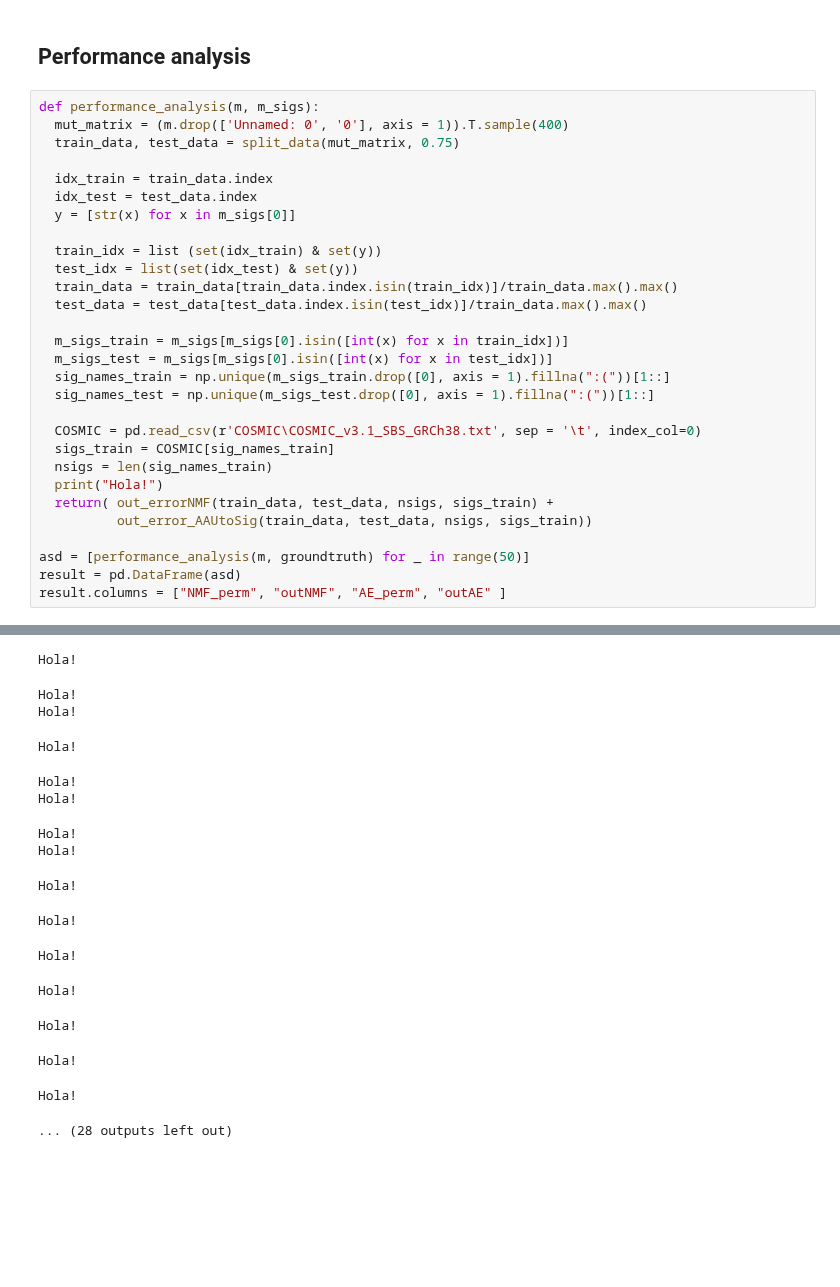
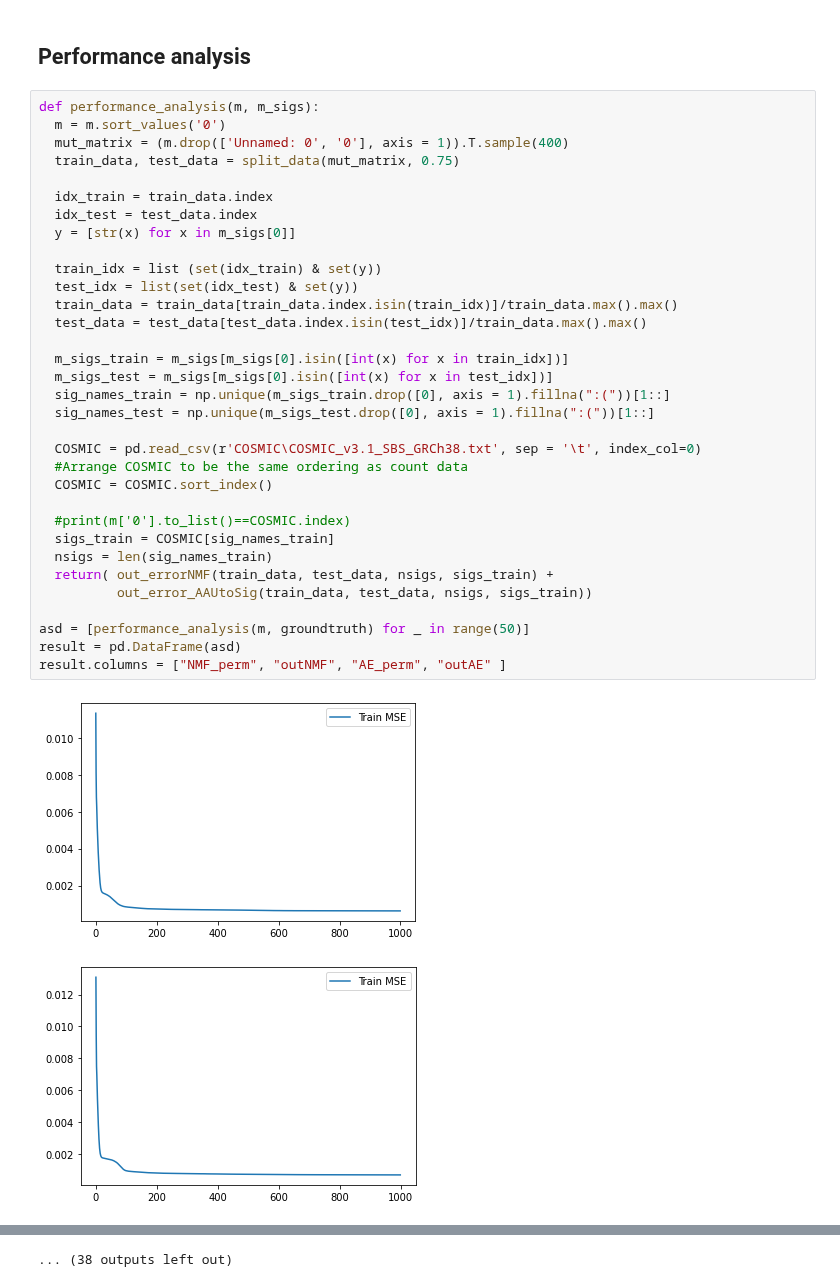
Before and after one commit to CLINDA-AAU/AAUtoSig, a Jupyter notebook: out_error_non_linear SomaticSiMu.ipynb, the cells around one changed output, grey strips where cells are left out. Drawn from its saved outputs; the diff is of its cells as text; blank space fills up the shorter version.

```diff
--- a/out_error_non_linear SomaticSiMu.ipynb
+++ b/out_error_non_linear SomaticSiMu.ipynb
@@ -102,31 +106,37 @@ def out_error_AAUtoSig(train_df, validation_df, nsigs,true_sigs, max = False):
 ## Performance analysis
 # %%
 def performance_analysis(m, m_sigs):
+  m = m.sort_values('0')
   mut_matrix = (m.drop(['Unnamed: 0', '0'], axis = 1)).T.sample(400)
   train_data, test_data = split_data(mut_matrix, 0.75)
 
   idx_train = train_data.index
   idx_test = test_data.index
   y = [str(x) for x in m_sigs[0]]
 
   train_idx = list (set(idx_train) & set(y))
   test_idx = list(set(idx_test) & set(y))
   train_data = train_data[train_data.index.isin(train_idx)]/train_data.max().max()
   test_data = test_data[test_data.index.isin(test_idx)]/train_data.max().max()
 
   m_sigs_train = m_sigs[m_sigs[0].isin([int(x) for x in train_idx])]
   m_sigs_test = m_sigs[m_sigs[0].isin([int(x) for x in test_idx])]
   sig_names_train = np.unique(m_sigs_train.drop([0], axis = 1).fillna(":("))[1::]
   sig_names_test = np.unique(m_sigs_test.drop([0], axis = 1).fillna(":("))[1::]
 
   COSMIC = pd.read_csv(r'COSMIC\COSMIC_v3.1_SBS_GRCh38.txt', sep = '\t', index_col=0)
+  #Arrange COSMIC to be the same ordering as count data
+  COSMIC = COSMIC.sort_index()
+
+  #print(m['0'].to_list()==COSMIC.index)
   sigs_train = COSMIC[sig_names_train]
   nsigs = len(sig_names_train)
-  print("Hola!")
   return( out_errorNMF(train_data, test_data, nsigs, sigs_train) +
           out_error_AAUtoSig(train_data, test_data, nsigs, sigs_train))
 
 asd = [performance_analysis(m, groundtruth) for _ in range(50)]
 result = pd.DataFrame(asd)
 result.columns = ["NMF_perm", "outNMF", "AE_perm", "outAE" ]
 # %% [output]
+[figure, added]
+[figure, added]
@@ -133,19 +153,4 @@ result.columns = ["NMF_perm", "outNMF", "AE_perm", "outAE" ]
-Hola!
+... (38 outputs left out)
-Hola!
-Hola!
-Hola!
-Hola!
-Hola!
-Hola!
-Hola!
-Hola!
-Hola!
-Hola!
-Hola!
-Hola!
-Hola!
-Hola!
-... (28 outputs left out)
 # %%
 plt.boxplot(result[['outNMF', 'outAE']], labels = ["NMF", "AE"])
 plt.title('NMF vs AE out of sample error on linearly simulated data')
```
Also changed, not shown: parts of 6 cells of this notebook, 11 other files.
